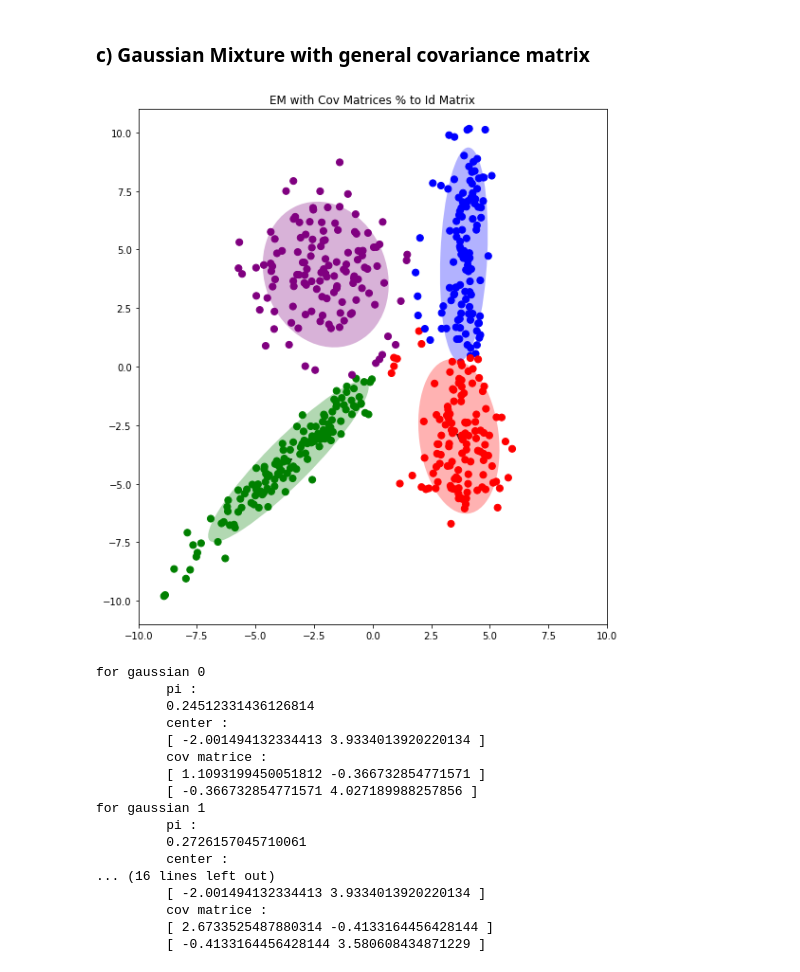
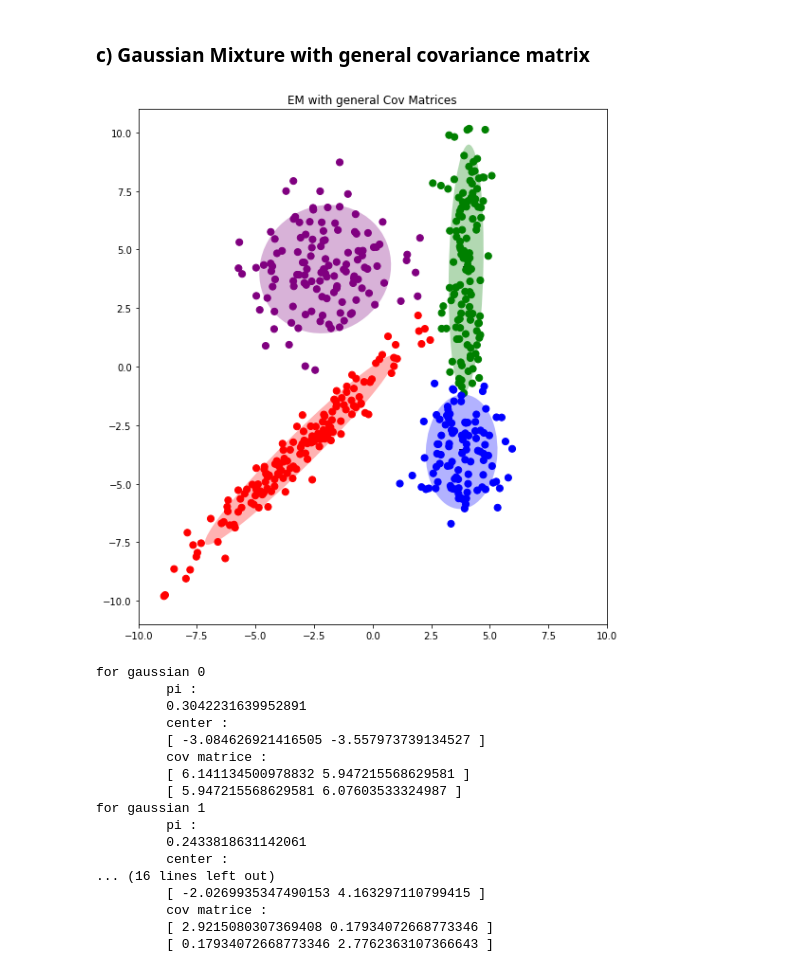
Before and after one commit to martinplouy/MVA, a Jupyter notebook: PGM/HW2/MVA_DM2_DELAFOURNIERE_PLOUY.ipynb, the cells around one changed output. Drawn from its saved outputs; the diff is of its cells as text; code cells hidden in the pictures.

```diff
--- a/PGM/HW2/MVA_DM2_DELAFOURNIERE_PLOUY.ipynb
+++ b/PGM/HW2/MVA_DM2_DELAFOURNIERE_PLOUY.ipynb
@@ -82,6 +80,6 @@ def computeDistortionMeasures(X, centers, clusters):
     return measure
 # %%
 X = data['data']
-centers, clusters = computeKMeans(X, 1)
+centers, clusters = computeKMeans(X, 100)
 computeDistortionMeasures(X, centers, clusters)
 # %% [output]
@@ -136,7 +134,7 @@ distortion measure :  1109.4166282170172
 ### b) Gaussian Mixture with covariance matrix proportionnal to the identity
 # %%
 def computeEMForB(X, niter):
-    centers, clusters = computeKMeans(100) #todo use max of 10 iterations
+    centers, clusters = computeKMeans(X, 100) #todo use max of 10 iterations
 
     # ----------------- init pi
     pi = [0,0,0,0]
@@ -234,7 +232,7 @@ def plot_cov_ellipse(cov, pos, color, nstd=2, ax=None, **kwargs):
     ellip.set_facecolor(color)
     return ellip
 # %%
-def plotEM(X, centers, sigmas, q):
+def plotEM(X, centers, sigmas, q, title):
     x0 = X[:, 0]
     x1 = X[:, 1]
 
@@ -256,7 +254,7 @@ def plotEM(X, centers, sigmas, q):
     label_color = [label_color_map[l] for l in clusters]
     ax.scatter(X[:,0], X[:,1], c=label_color, marker="o", s=50)
 
-    plt.title("EM with Cov Matrices % to Id Matrix")
+    plt.title(title)
     ax.set_xlim(-10, 10)
     ax.set_ylim(-11, 11)
     plt.show()
@@ -345,7 +307,6 @@ def computeEMForC(X, niter):
     sigmas = dict()
     for l in range(4):
         sigmas[l] = np.zeros((2,2))
-        equal = [l for i in range(len(X))]
         subset = [clusters[m]==l for m in range(len(clusters))]
         Xsubset = X[subset, :]
         var = (((Xsubset - centers[l])**2)/len(Xsubset)).sum(0)
@@ -420,32 +354,32 @@ def computeEMForC(X, niter):
 # %%
 X = data['data']
-pi, centers, sigmas, q = computeEMForC(X, 1)
-plotEM(X, centers, sigmas, q)
+pi, centers, sigmas, q = computeEMForC(X, 100)
+plotEM(X, centers, sigmas, q, "EM with general Cov Matrices")
 for key in sigmas:
     print("for gaussian", key)
     print("\t pi :")
     print("\t", pi[key])
     print("\t center :")
-    print("\t [",*centers[i],"]")
+    print("\t [",*centers[key],"]")
     print("\t cov matrice :")
     print("\t [",*sigmas[key][0],"]")
     print("\t [",*sigmas[key][1],"]")
 # %% [output]
-[figure, old version]
+[figure, new version]
 for gaussian 0
          pi :
-         0.24512331436126814
+         0.3042231639952891
          center :
-         [ -2.001494132334413 3.9334013920220134 ]
+         [ -3.084626921416505 -3.557973739134527 ]
          cov matrice :
-         [ 1.1093199450051812 -0.366732854771571 ]
-         [ -0.366732854771571 4.027189988257856 ]
+         [ 6.141134500978832 5.947215568629581 ]
+         [ 5.947215568629581 6.07603533324987 ]
 for gaussian 1
          pi :
-         0.2726157045710061
+         0.2433818631142061
          center :
 ... (16 lines left out)
-         [ -2.001494132334413 3.9334013920220134 ]
+         [ -2.0269935347490153 4.163297110799415 ]
          cov matrice :
-         [ 2.6733525487880314 -0.4133164456428144 ]
-         [ -0.4133164456428144 3.580608434871229 ]
+         [ 2.9215080307369408 0.17934072668773346 ]
+         [ 0.17934072668773346 2.7762363107366643 ]
```
Also changed, not shown: parts of 6 cells of this notebook.
